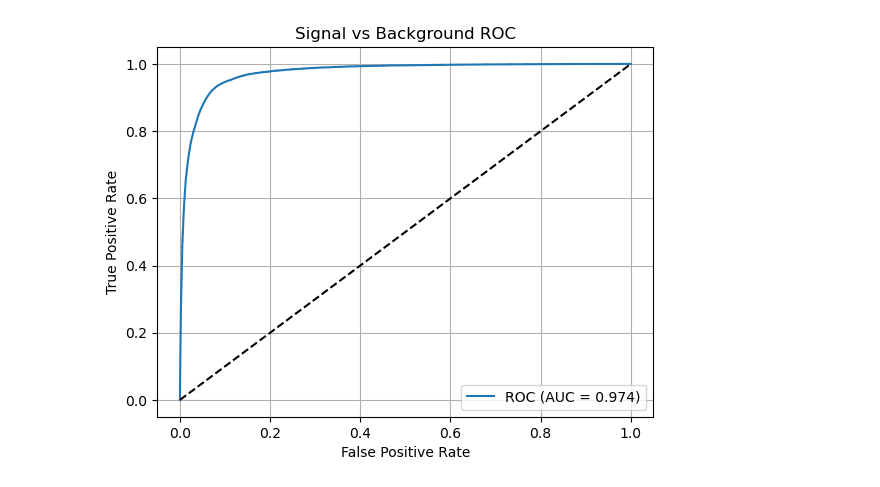
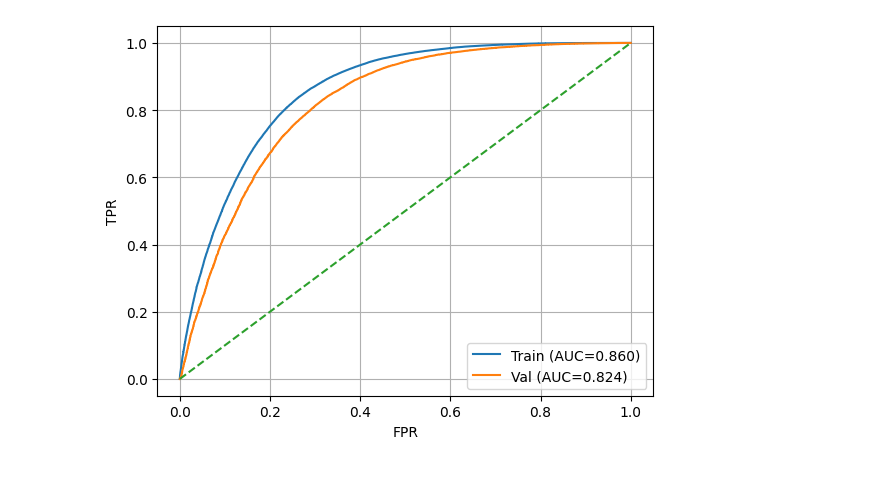
Before and after one commit to kvjmistry/ATPC, a Jupyter notebook: notebooks/ML_GNN.ipynb, the cells around one changed output. Drawn from its saved outputs; the diff is of its cells as text; code cells hidden in the pictures.

```diff
--- a/notebooks/ML_GNN.ipynb
+++ b/notebooks/ML_GNN.ipynb
@@ -75,14 +84,17 @@ df = pd.concat([nubb_meta, Bkg_meta])
 # %%
 # Normalize the columns
-xyz_mean = df[["x", "y", "z"]].mean()
-xyz_std  = df[["x", "y", "z"]].std()
-df[["x", "y", "z"]] = (df[["x", "y", "z"]] - xyz_mean) / xyz_std
+xyz_mean = df[["x_smear", "y_smear", "z_smear"]].mean()
+xyz_std  = df[["x_smear", "y_smear", "z_smear"]].std()
+df[["x_smear", "y_smear", "z_smear"]] = (df[["x_smear", "y_smear", "z_smear"]] - xyz_mean) / xyz_std
 
 df["energy"] = np.log1p(df["energy"]) # Natural log of 1+the array
 e_mean = df["energy"].mean()
 e_std  = df["energy"].std()
 df["energy"] = (df["energy"] - e_mean) / e_std
 
+
+features = ["event_id", "x_smear", "y_smear", "z_smear", "energy", "Type", "subType"]
+df = df[features]
+
 display(df)
-df.describe()
 # %% [output]
@@ -232,12 +230,12 @@ def accuracy_from_logits(logits, y_true):
     preds = logits.argmax(dim=1)
     return (preds == y_true).float().mean().item()
 
-model = EventGNN()
+model = EventGNN().to(device)
 optimizer = torch.optim.Adam(model.parameters(), lr=1e-3)
 
 criterion = nn.CrossEntropyLoss(
-    weight=torch.tensor([1.0, 4.0])  # [background, signal]
-)
+    weight=torch.tensor([1.0, 2.0])  # [background, signal]
+).to(device)
 
 train_loss_hist = []
 val_loss_hist = []
@@ -252,6 +250,9 @@ for epoch in range(50):
 
     # Loop over training batches
     for data in train_loader:
+
+        data = data.to(device) # Move the whole graph batch to GPU
+
         optimizer.zero_grad()            # Clear old features
         logits = model(data)             # Data flows through the network, the output is called logits (raw scores not probabilities)
         loss = criterion(logits, data.y) # Compares the predictions (logits) with the true labels (yb)
@@ -270,6 +271,8 @@ for epoch in range(50):
 
     with torch.no_grad(): # Disables gradient tracking (saves memory, speeds up evalulation, prevents accidental backpropagation)
         for data in val_loader:
+            data = data.to(device) # Move the whole graph batch to GPU
+
             logits = model(data)
             loss = criterion(logits, data.y)
 
@@ -295,6 +298,9 @@ test_acc = 0.0
 
 with torch.no_grad():
     for data in test_loader:
+
+        data = data.to(device) # Move the whole graph batch to GPU
+
         logits = model(data)
         loss = criterion(logits, data.y)
 
@@ -332,18 +383,15 @@ with torch.no_grad():
 # %%
-fpr, tpr, thresholds = roc_curve(y_val, scores)
-roc_auc = auc(fpr, tpr)
-
 plt.figure()
-plt.plot(fpr, tpr, label=f'ROC (AUC = {roc_auc:.3f})')
-plt.plot([0, 1], [0, 1], 'k--')
-plt.xlabel('False Positive Rate')
-plt.ylabel('True Positive Rate')
-plt.title('Signal vs Background ROC')
+plt.plot(fpr_tr, tpr_tr, label=f"Train (AUC={auc_tr:.3f})")
+plt.plot(fpr_va, tpr_va, label=f"Val (AUC={auc_va:.3f})")
+plt.plot([0,1],[0,1],'--')
+plt.xlabel("FPR")
+plt.ylabel("TPR")
 plt.legend()
 plt.grid(True)
 plt.show()
 # %% [output]
-[figure, old version]
+[figure, new version]
 # %%
 signal_scores     = scores[labels == 1]
 background_scores = scores[labels == 0]
```
Also changed, not shown: parts of 17 cells of this notebook.
